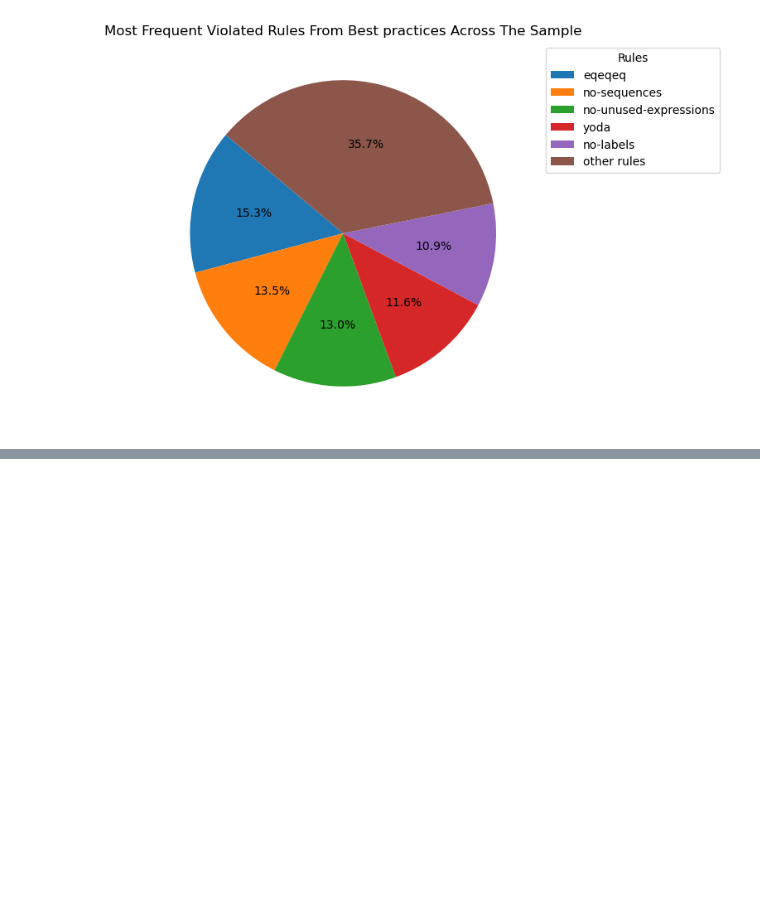
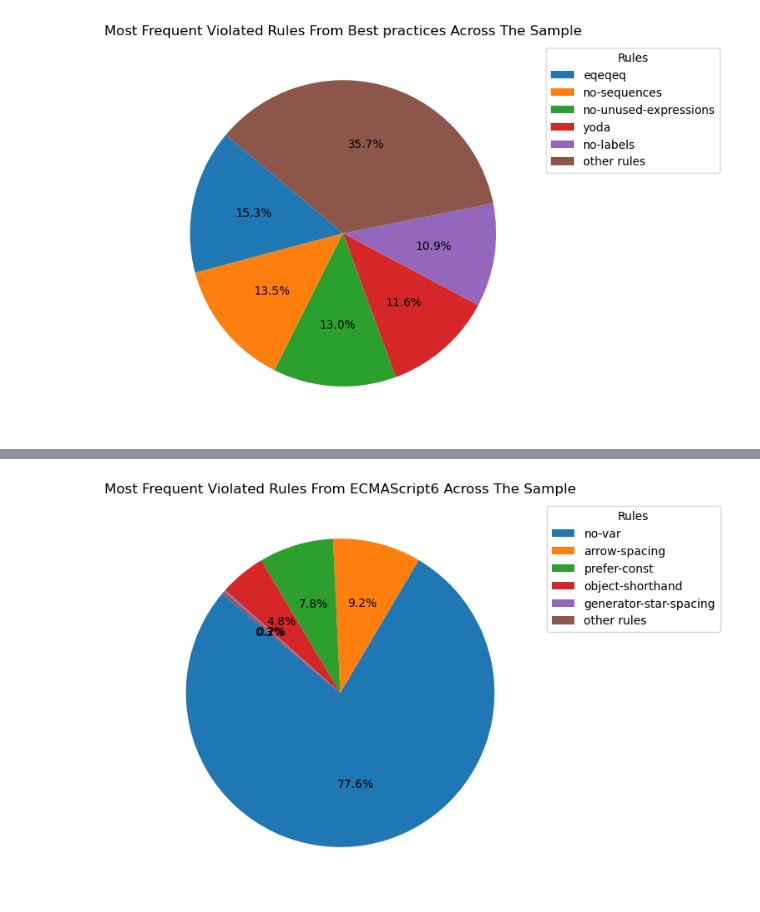
Before and after one commit to KevinXu17/982, a Jupyter notebook: data_analysis.ipynb, the cells around one changed output, grey strips where cells are left out. Saved outputs shown, nothing was run; the diff lists cells and outputs as text; code cells hidden in the pictures; blank space fills up the shorter version.

```diff
--- a/dataAnalysis_Edison.ipynb
+++ b/data_analysis.ipynb
@@ -284,5 +312,12 @@ ax.legend(wedges, legend_labels, title="Rules", loc="upper right", bbox_to_ancho
 
 plt.title('Most Frequent Violated Rules From Variables Across The Sample')
 plt.show()
+
+for label, value in top_rules.iteritems():
+    percentage = (value / total_sum) * 100
+    print(f'{label}: {percentage:.1f}%')
+
+# Print 'Other Rules'
+print(f'{combined_label}: {combined_value / total_sum * 100:.1f}%')
 # %% [output]
 [figure]
@@ -362,3 +403,9 @@ plt.title('Most Frequent Violated Rules From Best practices Across The Sample')
 plt.show()
 # %% [output]
 [figure]
+# %%
+# Calculate the mean portion of each rules for ECMAScript6
+ECMAScript6_means = ECMAScript6_df.drop(columns=['projectName']).mean()
+ECMAScript6_means = ECMAScript6_means[1:].sort_values(ascending=False)
+print("Top 5 most frequently violated rules from ECMAScript6")
+print(ECMAScript6_means.head())
@@ -364,0 +420,22 @@ plt.show()
+# %%
+top_rules = ECMAScript6_means.head(5)
+other_rules = ECMAScript6_means.iloc[5:]
+# Combine other rules into a single value
+combined_value = other_rules.sum()
+combined_label = f'other rules'
+
+# Plot the pie chart with the top 5 rules and "Other"
+fig, ax = plt.subplots(figsize=(10, 6))
+wedges, texts, autopcts = ax.pie(top_rules.append(pd.Series([combined_value], index=[combined_label])),
+                                 autopct='%1.1f%%', startangle=140)
+
+for autopct, label in zip(autopcts, top_rules.index.append(pd.Index([combined_label]))):
+    autopct.set_text(f'{autopct.get_text()}')
+
+legend_labels = top_rules.index.append(pd.Index([combined_label]))
+ax.legend(wedges, legend_labels, title="Rules", loc="upper right", bbox_to_anchor=(1, 0, 0.5, 1))
+
+plt.title('Most Frequent Violated Rules From ECMAScript6 Across The Sample')
+plt.show()
+# %% [output]
+[figure, added]
```
Also changed, not shown: parts of 7 cells of this notebook.
